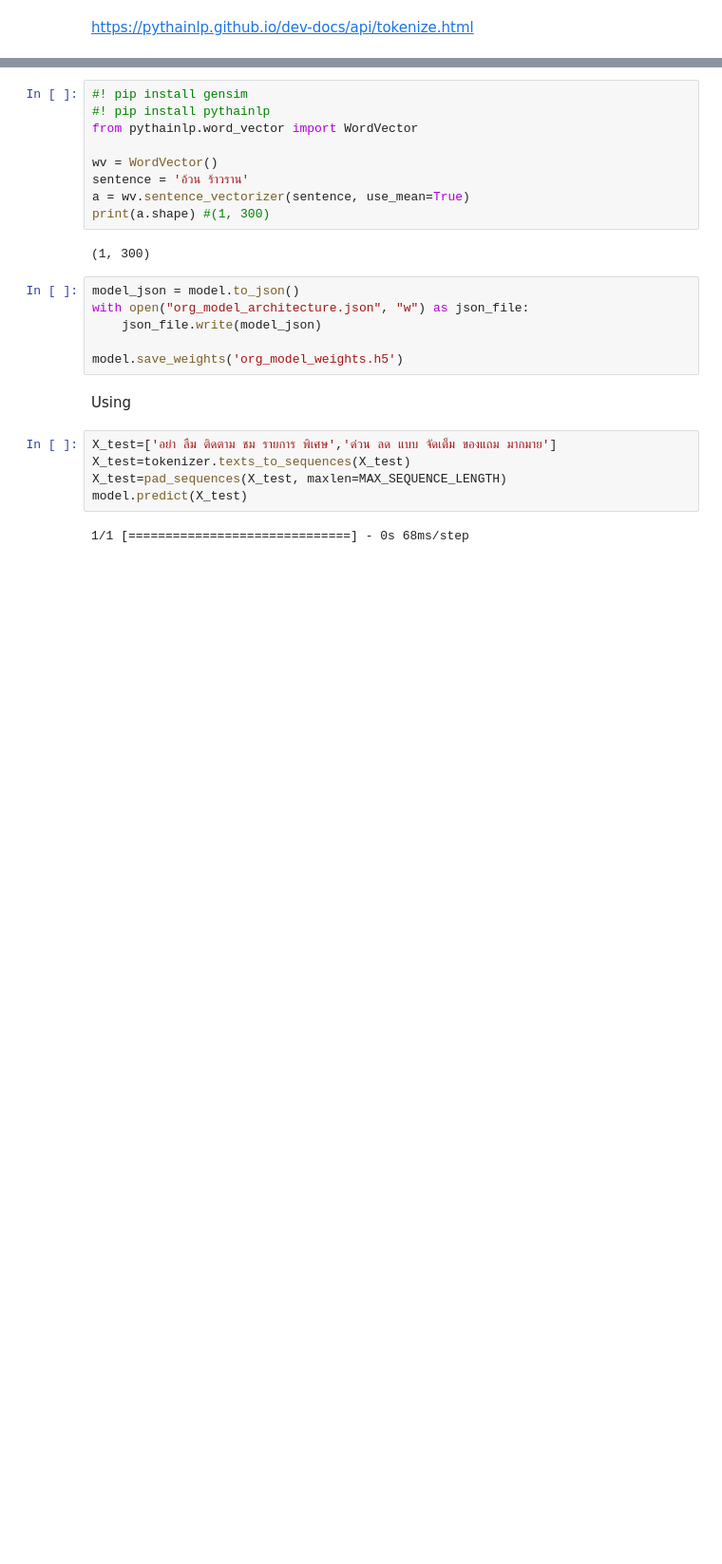
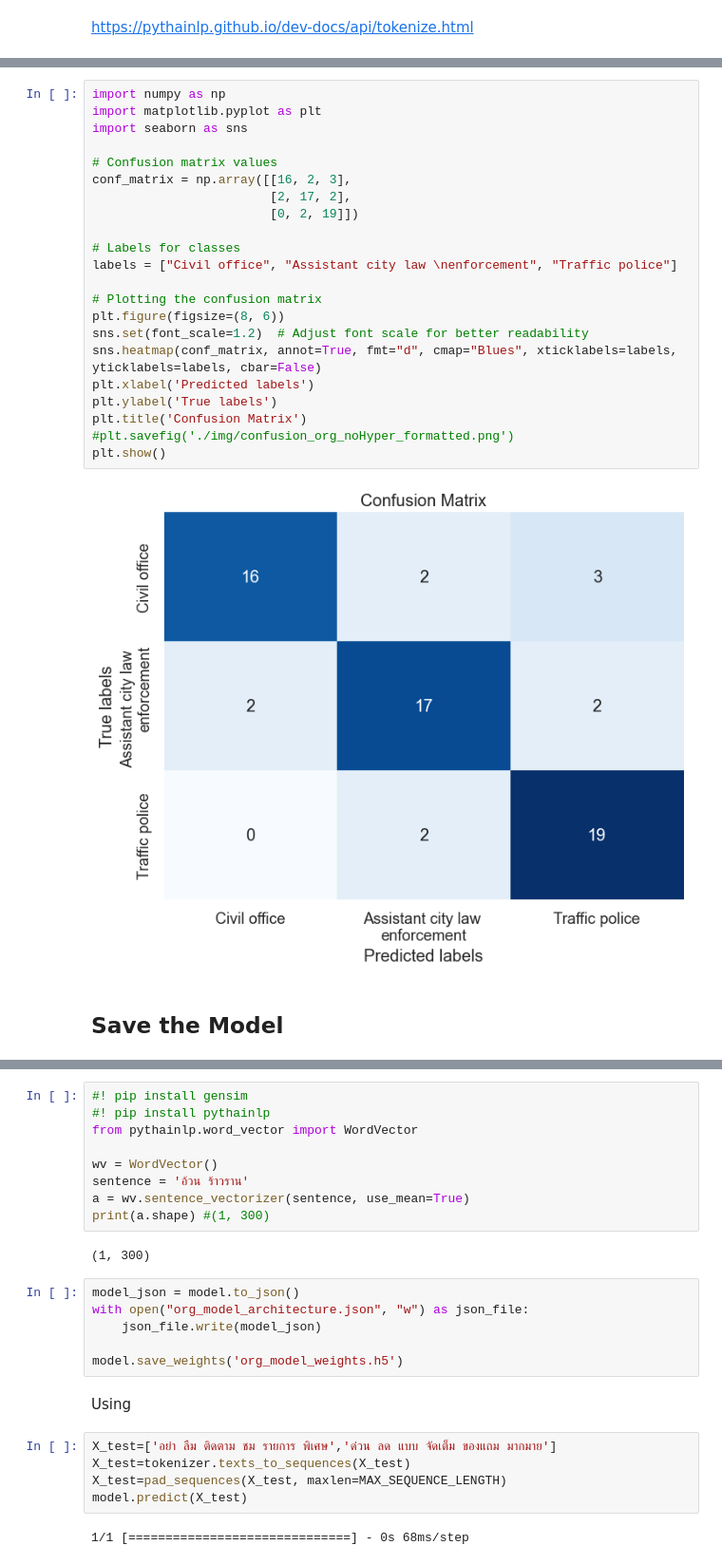
Before and after one commit to knnatt/Twitter_NLP, a Jupyter notebook: lstm_v.sukree_keras.ipynb, the cells around one changed output, grey strips where cells are left out. Shown: that part at 95% size. Saved outputs shown, nothing was run; the diff lists cells and outputs as text; blank space fills up the shorter version.

```diff
--- a/lstm_v.sukree_keras.ipynb
+++ b/lstm_v.sukree_keras.ipynb
@@ -307,0 +324,26 @@ Test set
+# %%
+import numpy as np
+import matplotlib.pyplot as plt
+import seaborn as sns
+
+# Confusion matrix values
+conf_matrix = np.array([[16, 2, 3],
+                        [2, 17, 2],
+                        [0, 2, 19]])
+
+# Labels for classes
+labels = ["Civil office", "Assistant city law \nenforcement", "Traffic police"]
+
+# Plotting the confusion matrix
+plt.figure(figsize=(8, 6))
+sns.set(font_scale=1.2)  # Adjust font scale for better readability
+sns.heatmap(conf_matrix, annot=True, fmt="d", cmap="Blues", xticklabels=labels, yticklabels=labels, cbar=False)
+plt.xlabel('Predicted labels')
+plt.ylabel('True labels')
+plt.title('Confusion Matrix')
+#plt.savefig('./img/confusion_org_noHyper_formatted.png')
+plt.show()
+# %% [output]
+[figure, added]
+# %% [markdown]
+## Save the Model
```
Also changed, not shown: parts of 32 cells of this notebook, 10 other files.
